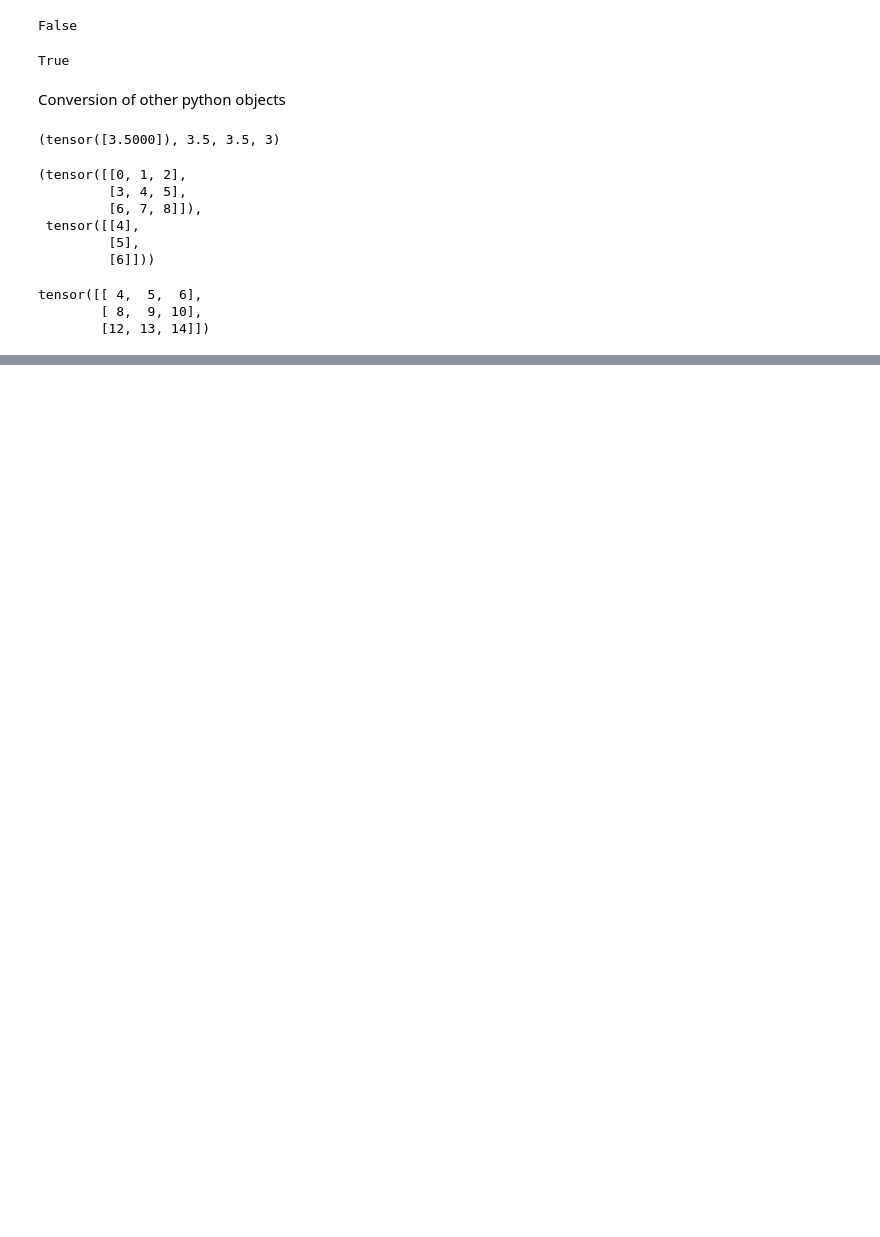
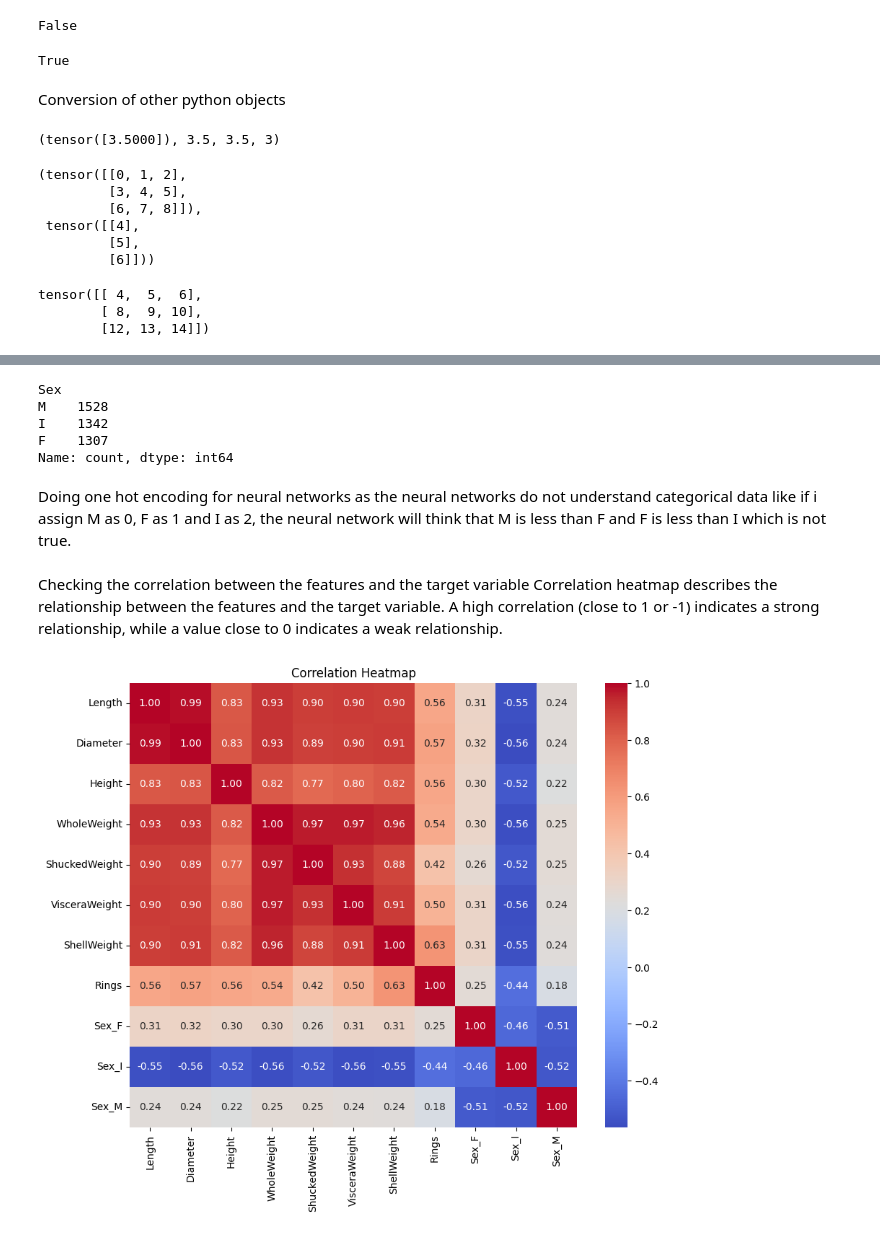
Before and after one commit to sudipnext/DiveIntoDeepLearningNotes, a Jupyter notebook: Chapter2.ipynb, the cells around one changed output, grey strips where cells are left out. Drawn from its saved outputs; the diff is of its cells as text; code cells hidden in the pictures; blank space fills up the shorter version.

```diff
--- a/Chapter2.ipynb
+++ b/Chapter2.ipynb
@@ -253,0 +264,3 @@ tensor([[ 4,  5,  6],
+# %%
+body = pd.read_csv("abalone/abalone.data", header=None)
+body.columns
@@ -253,0 +278,4 @@ tensor([[ 4,  5,  6],
+# %%
+headers = ["Sex", "Length", "Diameter", "Height", "WholeWeight", "ShuckedWeight", "VisceraWeight", "ShellWeight", "Rings"]
+body.columns = headers
+body.head()
@@ -253,0 +334,25 @@ tensor([[ 4,  5,  6],
+# %%
+body["Sex"].value_counts()
+# %% [output]
+Sex
+M    1528
+I    1342
+F    1307
+Name: count, dtype: int64
+# %% [markdown]
+Doing one hot encoding for neural networks as the neural networks do not understand categorical data like if i assign M as 0, F as 1 and I as 2, the neural network will think that M is less than F and F is less than I which is not true.
+# %%
+body = pd.get_dummies(body, columns=["Sex"])
+# %% [markdown]
+Checking the correlation between the features and the target variable
+Correlation heatmap describes the relationship between the features and the target variable. A high correlation (close to 1 or -1) indicates a strong relationship, while a value close to 0 indicates a weak relationship.
+# %%
+import seaborn as sns
+import matplotlib.pyplot as plt
+plt.figure(figsize=(10, 8))
+sns.heatmap(body.corr(), annot=True, fmt=".2f", cmap="coolwarm")
+# Checking the correlation between the features and the target variable
+plt.title("Correlation Heatmap")
+plt.show()
+# %% [output]
+[figure, added]
```
Also changed, not shown: parts of 31 cells of this notebook, 14 other files.
